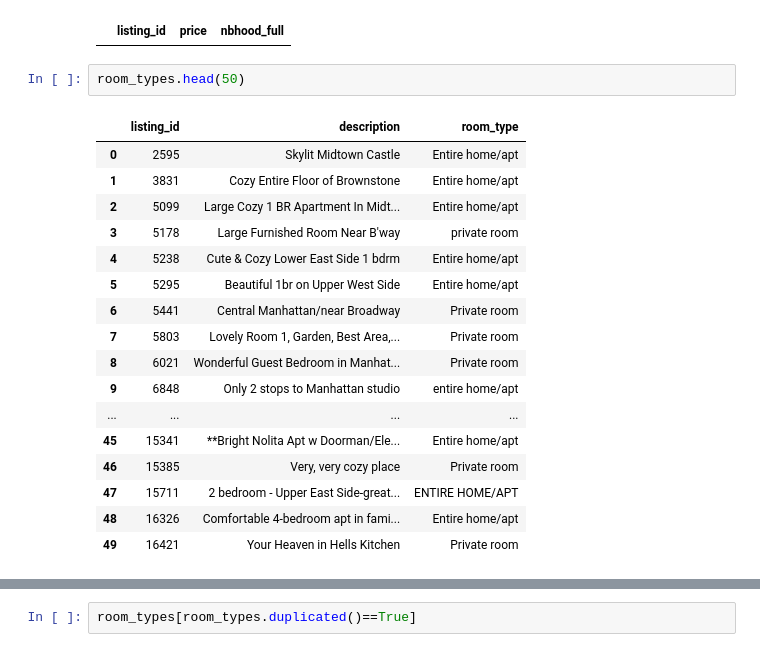
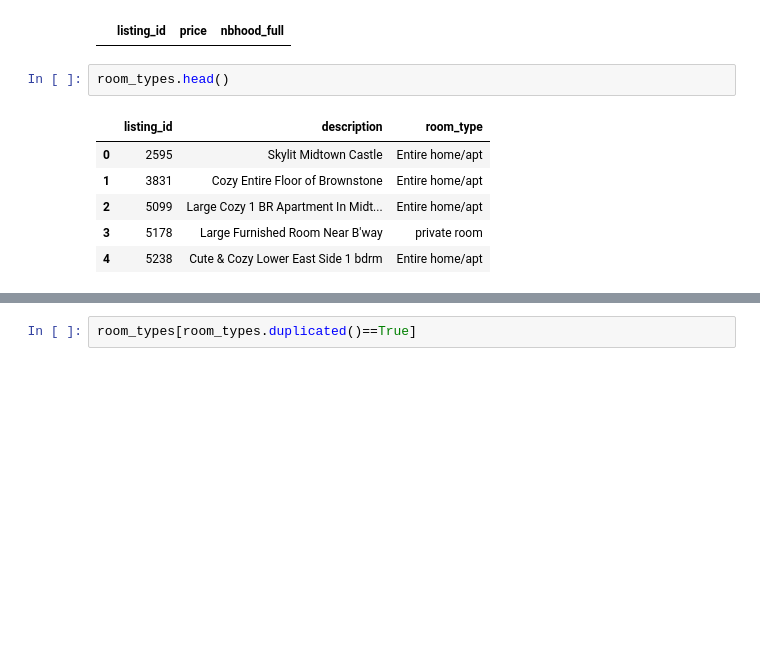
Before and after one commit to caracfinlay/Pillow_palooza, a Jupyter notebook: pillow_palooza_data_wrangling.ipynb, the cells around one changed output, grey strips where cells are left out. Saved outputs shown, nothing was run; the diff lists cells and outputs as text; blank space fills up the shorter version.

```diff
--- a/pillow_palooza_data_wrangling.ipynb
+++ b/pillow_palooza_data_wrangling.ipynb
@@ -60,25 +65,14 @@ prices[prices.duplicated()==True]
 # %% [output]
 |  | listing_id | price | nbhood_full |
 # %%
-room_types.head(50)
+room_types.head()
 # %% [output]
 |  | listing_id | description | room_type |
 | 0 | 2595 | Skylit Midtown Castle | Entire home/apt |
 | 1 | 3831 | Cozy Entire Floor of Brownstone | Entire home/apt |
 | 2 | 5099 | Large Cozy 1 BR Apartment In Midt... | Entire home/apt |
 | 3 | 5178 | Large Furnished Room Near B'way | private room |
 | 4 | 5238 | Cute & Cozy Lower East Side 1 bdrm | Entire home/apt |
-| 5 | 5295 | Beautiful 1br on Upper West Side | Entire home/apt |
-| 6 | 5441 | Central Manhattan/near Broadway | Private room |
-| 7 | 5803 | Lovely Room 1, Garden, Best Area,... | Private room |
-| 8 | 6021 | Wonderful Guest Bedroom in Manhat... | Private room |
-| 9 | 6848 | Only 2 stops to Manhattan studio | entire home/apt |
-| ... | ... | ... | ... |
-| 45 | 15341 | **Bright Nolita Apt w Doorman/Ele... | Entire home/apt |
-| 46 | 15385 | Very, very cozy place | Private room |
-| 47 | 15711 | 2 bedroom - Upper East Side-great... | ENTIRE HOME/APT |
-| 48 | 16326 | Comfortable 4-bedroom apt in fami... | Entire home/apt |
-| 49 | 16421 | Your Heaven in Hells Kitchen | Private room |
 # %%
 print(room_types.shape)
 print(room_types.info())
```
Also changed, not shown: parts of 23 cells of this notebook.
